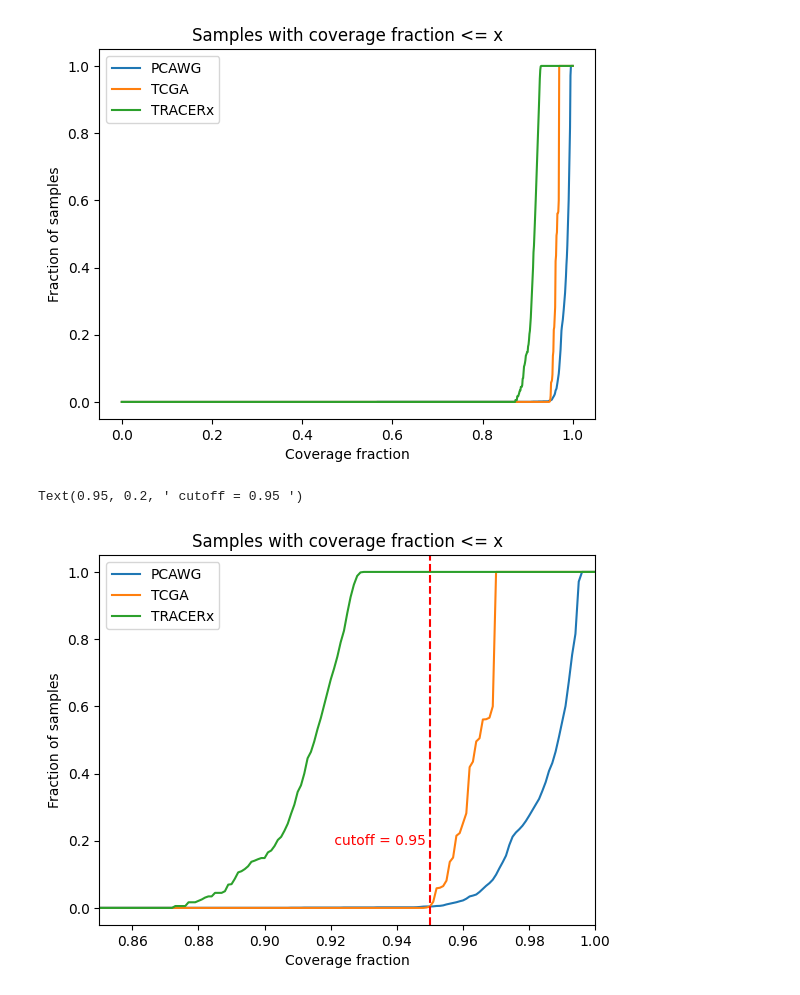
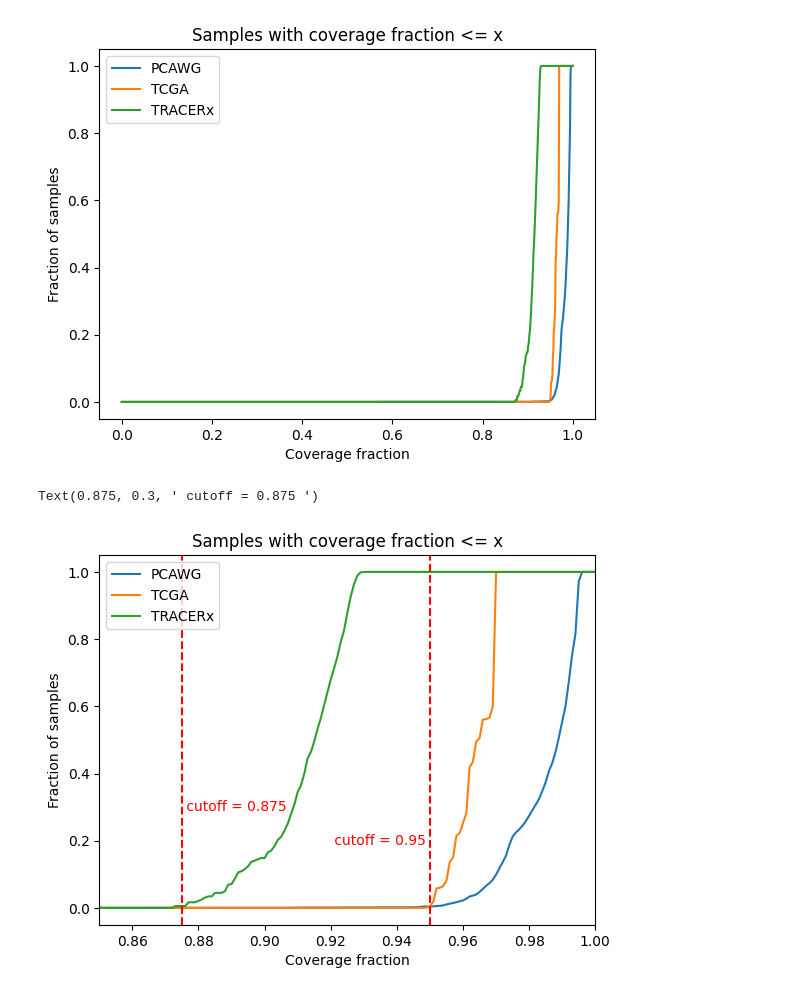
Before and after one commit to ICCB-Cologne/CNSistent, a Jupyter notebook: notebooks/analyze/analyze_variance.ipynb, the cells around one changed output. Cells and saved outputs as stored; diff of their text form; code cells hidden in the pictures.

```diff
--- a/notebooks/analyze/analyze_variance.ipynb
+++ b/notebooks/analyze/analyze_variance.ipynb
@@ -84,15 +84,20 @@ Text(0.5, 1.0, 'Samples with coverage fraction <= x')
 # %%
 for k, v in coverage_count.items():
     plt.plot(cutoff, v, label=k)
 plt.xlim(0.85, 1)
+
 # add vertical line at .95
 plt.axvline(x=0.95, color="red", linestyle="--")
 plt.xlabel("Coverage fraction")
 plt.ylabel("Fraction of samples")
 plt.legend()
 plt.title("Samples with coverage fraction <= x")
+
 # add a text to the vertical line
 plt.text(0.95, 0.2, " cutoff = 0.95 ", rotation=0, verticalalignment="center", horizontalalignment="right", color="red")
+
+plt.axvline(x=0.875, color="red", linestyle="--")
+plt.text(0.875, 0.3, " cutoff = 0.875 ", rotation=0, verticalalignment="center", horizontalalignment="left", color="red")
 # %% [output]
-Text(0.95, 0.2, ' cutoff = 0.95 ')
+Text(0.875, 0.3, ' cutoff = 0.875 ')
-[figure, old version]
+[figure, new version]
```
Also changed, not shown: 10 other files.
